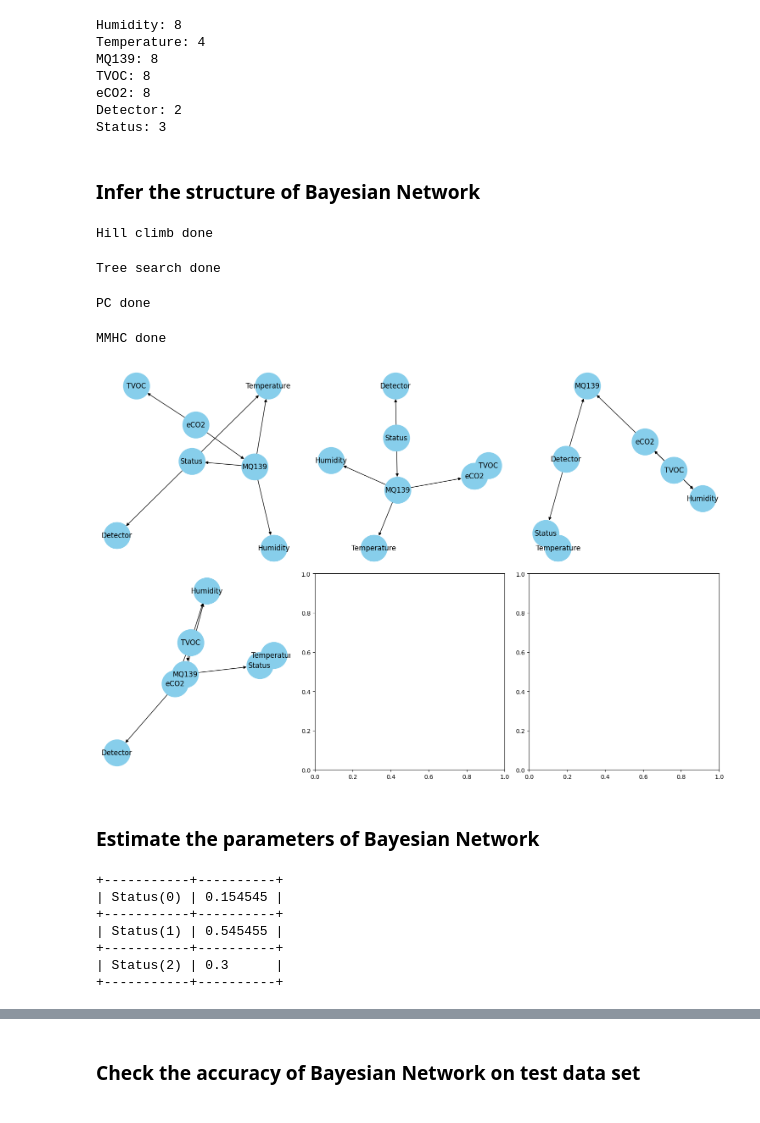
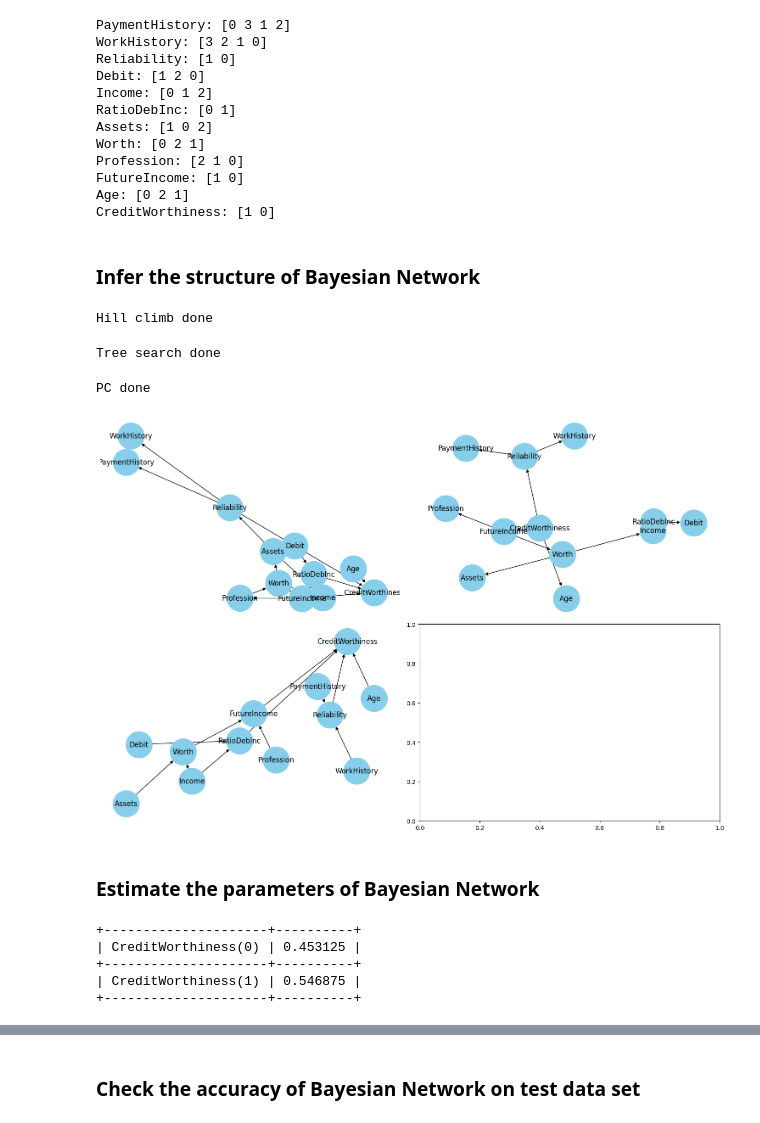
Before and after one commit to autonlab/bn-sat-verification, a Jupyter notebook: src/paper_experiment_fire/train_bnet.ipynb, the cells around one changed output, grey strips where cells are left out. Drawn from its saved outputs; the diff is of its cells as text; code cells hidden in the pictures.

Commit message:
Prepare learning BN model and extracting rules for credit10k

```diff
--- a/src/paper_experiment_fire/train_bnet.ipynb
+++ b/src/paper_experiment_fire/train_bnet.ipynb
@@ -1,17 +1,21 @@
 # %%
+
 import pandas as pd
 import numpy as np
 import matplotlib.pyplot as plt
 import pgmpy
 import seaborn as sns
 from sklearn.preprocessing import KBinsDiscretizer
-from experiment_utils import prep_data, discretize_data
+from experiment_utils import credit_pipeline, fire_pipeline
 
 import os
 
 print(os.getcwd())
 
-raw_data = pd.read_csv('./data/carton_1.csv')
-raw_data.info()
+all_data = pd.read_csv('data/Credit10K.csv')
+
+train_df, test_df, TARGET_COL = credit_pipeline(all_data)
+print(f'Train shape: {train_df.shape}, Test shape: {test_df.shape}')
+train_df.head()
 # %% [output]
 /home/ignacy/cmu/bnc-formal-verification/src/paper_experiment_fire
@@ -50,16 +29,20 @@ sns.pairplot(data, hue='Status')
 # %%
-data = discretize_data(data, data)
-
-for column in data.columns:
-    print(f'{column}: {data[column].unique().shape[0]}')
+# Print all unique values in each column
+for column in train_df.columns:
+    print(f'{column}: {train_df[column].unique()}')
 # %% [output]
-Humidity: 8
-Temperature: 4
-MQ139: 8
-TVOC: 8
-eCO2: 8
-Detector: 2
-Status: 3
+PaymentHistory: [0 3 1 2]
+WorkHistory: [3 2 1 0]
+Reliability: [1 0]
+Debit: [1 2 0]
+Income: [0 1 2]
+RatioDebInc: [0 1]
+Assets: [1 0 2]
+Worth: [0 2 1]
+Profession: [2 1 0]
+FutureIncome: [1 0]
+Age: [0 2 1]
+CreditWorthiness: [1 0]
 # %% [markdown]
 ### Infer the structure of Bayesian Network
 # %%
@@ -71,56 +54,52 @@ warnings.filterwarnings('ignore')
 
 models = []
 
-hc = HillClimbSearch(data)
+hc = HillClimbSearch(train_df)
 hc_best_model = hc.estimate()
 models.append(hc_best_model)
 
 print(f'Hill climb done')
 
-ts = TreeSearch(data, root_node='Status')
+ts = TreeSearch(train_df, root_node=TARGET_COL)
 ts_best_model = ts.estimate()
 models.append(ts_best_model)
 
 print(f'Tree search done')
 
-pc = PC(data)
-pc_best_model = pc.estimate(max_cond_vars=len(data.columns) - 2)
+pc = PC(train_df)
+pc_best_model = pc.estimate(max_cond_vars=len(train_df.columns) - 2)
 models.append(pc_best_model)
 
 print(f'PC done')
 
-mmhc = MmhcEstimator(data)
-mmhc_best_model = mmhc.estimate()
-models.append(mmhc_best_model)
+# mmhc = MmhcEstimator(train_df)
+# mmhc_best_model = mmhc.estimate(tabu_length=2)
+# models.append(mmhc_best_model)
 
-print(f'MMHC done')
+# print(f'MMHC done')
 # %% [output]
 Hill climb done
 Tree search done
 PC done
-MMHC done
 # %%
 # Plot the model
 import networkx as nx
 import pylab as plt
 
-# Set seed for reproducibility
-# np.random.seed(7)
-
-fig, ax = plt.subplots(len(models) // 2, len(models) // 2 + 1, figsize=(15, 10))
+fig, ax = plt.subplots(len(models) // 2 + 1, len(models) // 2 + 1, figsize=(15, 10))
 ax = ax.ravel()
 for i, model in enumerate(models):
         G = nx.DiGraph()
         G.add_edges_from(model.edges())
         pos = nx.spring_layout(G)
         nx.draw(G,
                 pos,
                 with_labels=True,
                 node_size=2000,
                 node_color="skyblue",
                 ax=ax[i]
                 )
 plt.tight_layout()
 plt.show()
 # %% [output]
-[figure, old version]
+[figure, new version]
@@ -135,15 +114,13 @@ from pgmpy.estimators import MaximumLikelihoodEstimator, BayesianEstimator
 # Learing CPDs using Maximum Likelihood Estimators
 model = BayesianNetwork(best_model.edges())
 
-model.fit(data, estimator=MaximumLikelihoodEstimator)
+model.fit(train_df, estimator=MaximumLikelihoodEstimator)
 
-# Print CPD of the 'Status' variable
-print(model.get_cpds('Status'))
+# Print CPD of the target variable
+print(model.get_cpds(TARGET_COL))
 # %% [output]
-+-----------+----------+
-| Status(0) | 0.154545 |
-+-----------+----------+
-| Status(1) | 0.545455 |
-+-----------+----------+
-| Status(2) | 0.3      |
-+-----------+----------+
++---------------------+----------+
+| CreditWorthiness(0) | 0.453125 |
++---------------------+----------+
+| CreditWorthiness(1) | 0.546875 |
++---------------------+----------+
```
Also changed, not shown: parts of 27 cells of this notebook, 5 other files.
